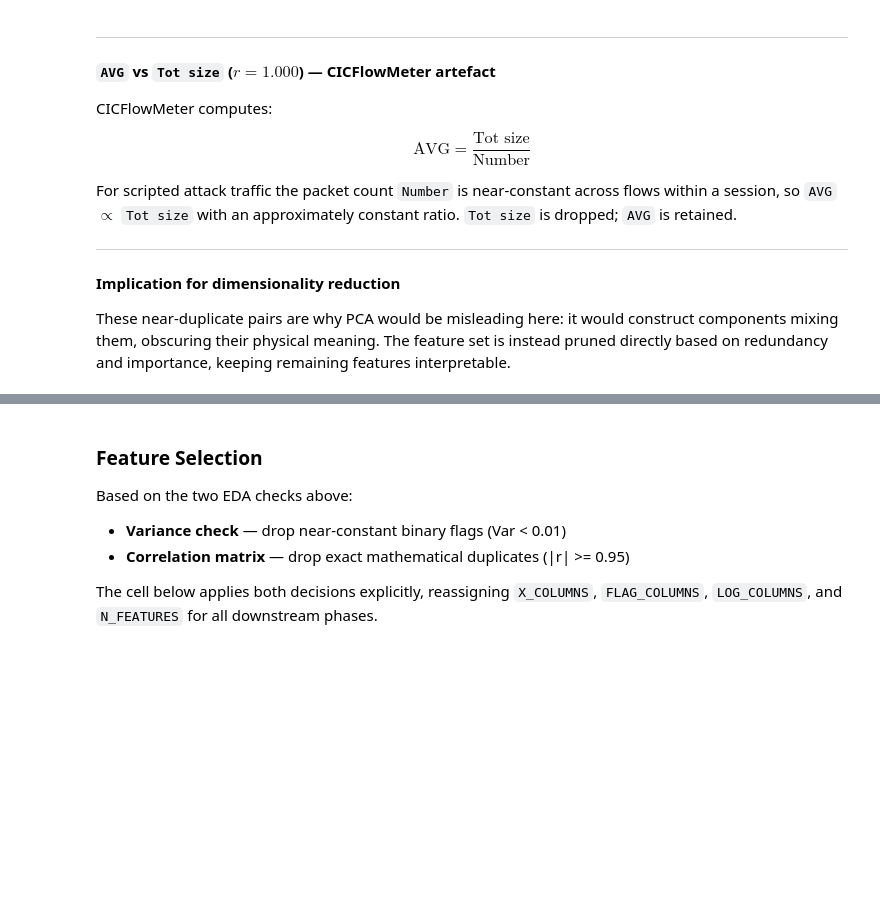
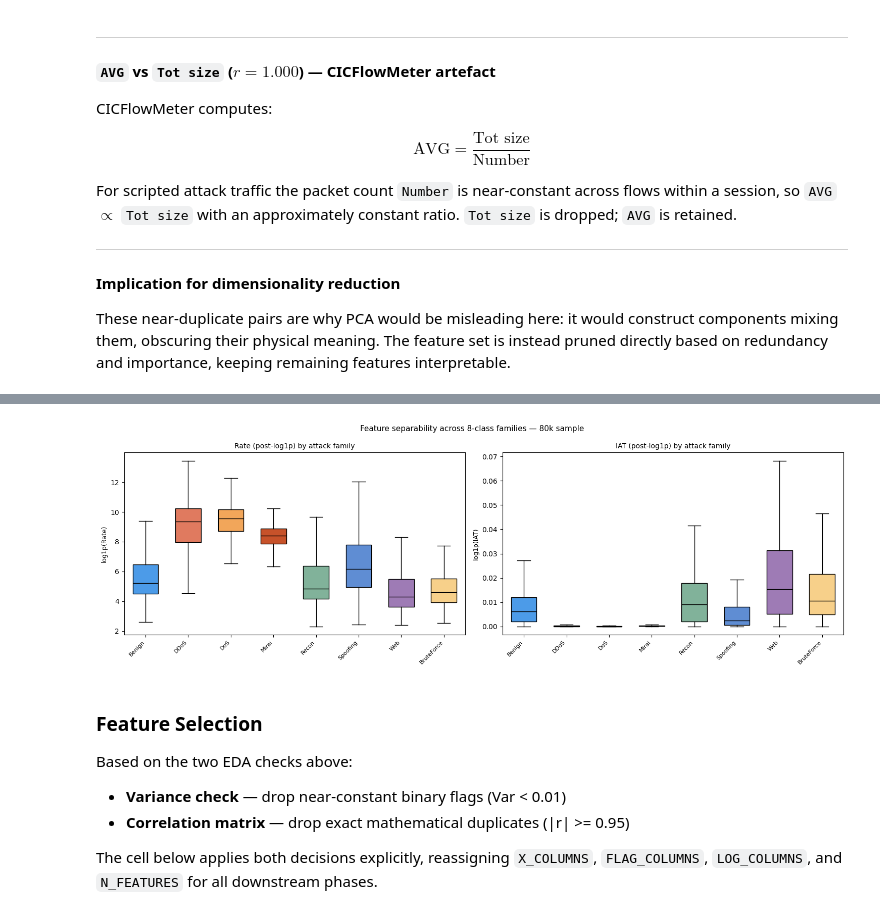
Before and after one commit to RaresMarta/cic-iot2023-detection-system, a Jupyter notebook: ids_pipeline.ipynb, the cells around one changed output, grey strips where cells are left out. Cells and saved outputs as stored; diff of their text form; code cells hidden in the pictures; blank space fills up the shorter version.

```diff
--- a/ids_pipeline.ipynb
+++ b/ids_pipeline.ipynb
@@ -418,3 +462,28 @@ These near-duplicate pairs are why PCA would be misleading here: it would constr
+# %%
+# Class separability: distribution of discriminative features per 8-class family.
+_n_sep = min(80_000, df.shape[0])
+_sep = df.sample(n=_n_sep, seed=SEED)
+_fam = remap_labels(_sep[Y_COLUMN].to_numpy(), '8')
+
+_sep_feats = ['Rate', 'IAT']
+fig, axes = plt.subplots(1, len(_sep_feats), figsize=(7.5 * len(_sep_feats), 5))
+for ax, feat in zip(np.atleast_1d(axes), _sep_feats):
+    vals = _sep[feat].to_numpy().astype(np.float32)
+    data = [vals[(_fam == fam) & np.isfinite(vals)] for fam in FAMILY_ORDER]
+    bp = ax.boxplot(data, widths=0.6, patch_artist=True, showfliers=False,
+                    medianprops=dict(color='black'))
+    for patch, fam in zip(bp['boxes'], FAMILY_ORDER):
+        patch.set_facecolor(FAMILY_COLORS[fam])
+    ax.set_title(f'{feat} (post-log1p) by attack family', fontsize=10)
+    ax.set_ylabel(f'log1p({feat})', fontsize=9)
+    ax.set_xticks(range(1, len(FAMILY_ORDER) + 1))
+    ax.set_xticklabels(FAMILY_ORDER, rotation=45, ha='right', fontsize=8)
+fig.suptitle('Feature separability across 8-class families — 80k sample', fontsize=11)
+plt.tight_layout()
+plt.savefig('docs/report/figures/box_separability_by_family.png', dpi=140, bbox_inches='tight')
+plt.show()
+# %% [output]
+[figure, added]
 # %% [markdown]
 ### Feature Selection
 
```
Also changed, not shown: parts of 26 cells of this notebook, 24 other files.
